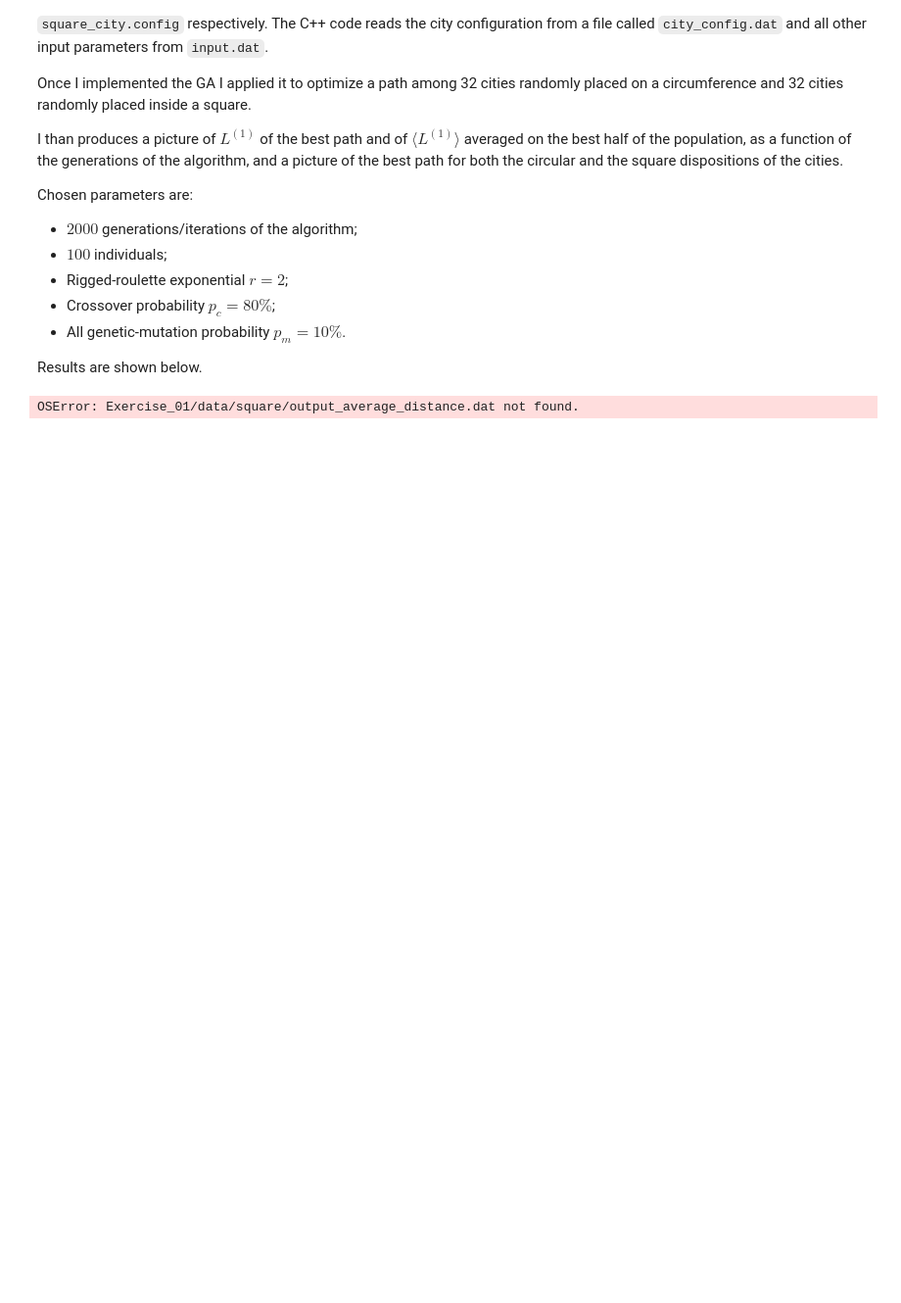
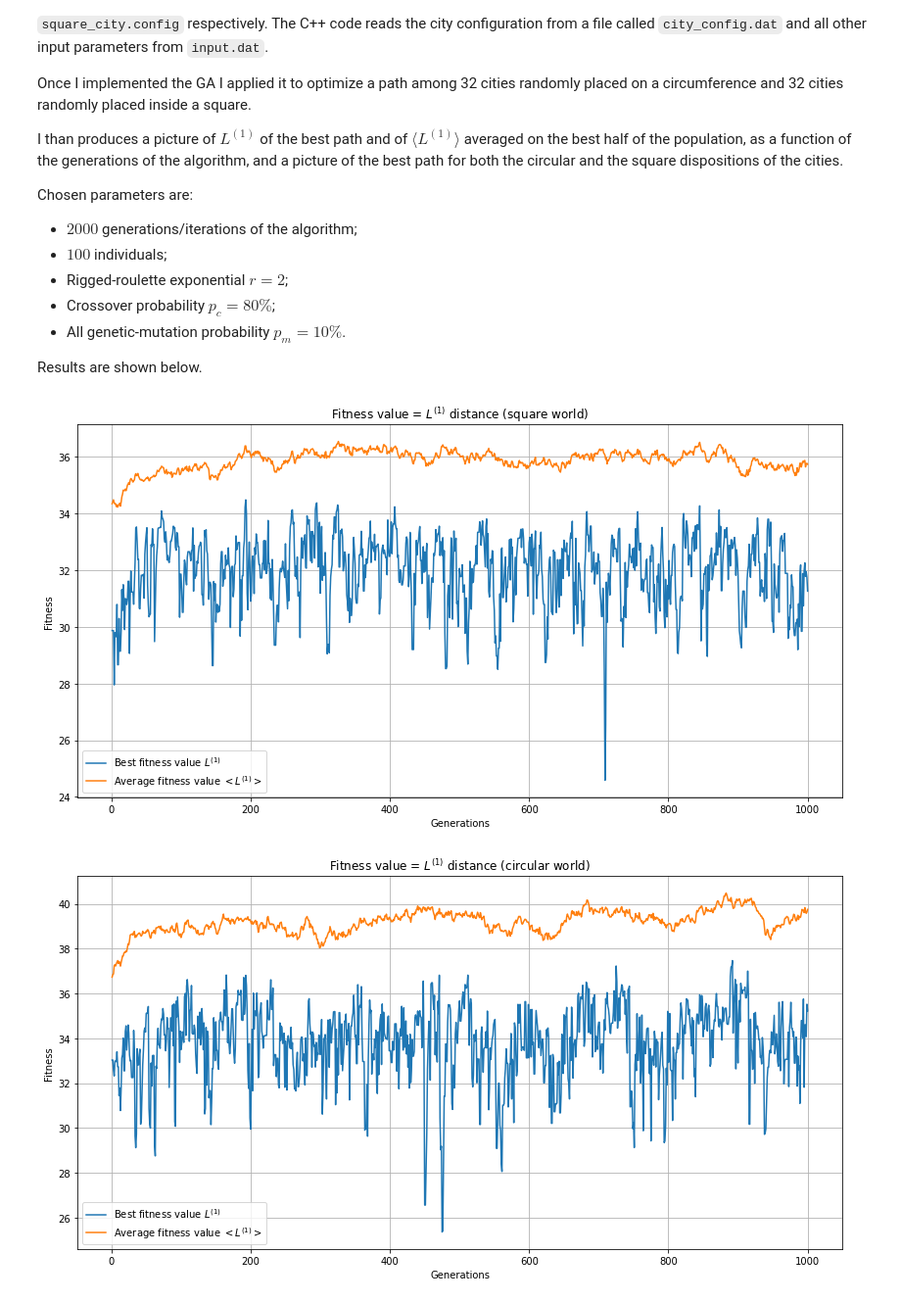
Before and after one commit to mattbona/numerical-simulation-laboratory, a Jupyter notebook: NSL-09/notebook/LSN_Exercises_09.ipynb, the cells around one changed output. Shown at 98% size. Saved outputs shown, nothing was run; the diff lists cells and outputs as text; code cells hidden in the pictures; blank space fills up the shorter version.

```diff
--- a/NSL-09/notebook/LSN_Exercises_09.ipynb
+++ b/NSL-09/notebook/LSN_Exercises_09.ipynb
@@ -36,55 +36,59 @@ Chosen parameters are:
 Results are shown below.
 # %%
 # Load data square world
-x_sq_avg, y_sq_avg = np.loadtxt("Exercise_01/data/square/output_average_distance.dat", unpack = True)
-x_sq_best, y_sq_best = np.loadtxt("Exercise_01/data/square/output_best_distance.dat", unpack = True)
-x_sq_path, y_sq_path = np.loadtxt("Exercise_01/data/square/best_path.dat", unpack = True)
+x_sq_avg, y_sq_avg = np.loadtxt("../results/square/average_distance_over_best_half_paths.dat", unpack = True)
+x_sq_best, y_sq_best = np.loadtxt("../results/square/distance_of_best_path.dat", unpack = True)
+x_sq_path, y_sq_path = np.loadtxt("../results/square/best_path.dat", unpack = True)
 # Load data circle world
-x_circ_avg, y_circ_avg = np.loadtxt("Exercise_01/data/circle/output_average_distance.dat", unpack = True)
-x_circ_best, y_circ_best = np.loadtxt("Exercise_01/data/circle/output_best_distance.dat", unpack = True)
-x_circ_path, y_circ_path = np.loadtxt("Exercise_01/data/circle/best_path.dat", unpack = True)
+x_circ_avg, y_circ_avg = np.loadtxt("../results/circle/average_distance_over_best_half_paths.dat", unpack = True)
+x_circ_best, y_circ_best = np.loadtxt("../results/circle/distance_of_best_path.dat", unpack = True)
+x_circ_path, y_circ_path = np.loadtxt("../results/circle/best_path.dat", unpack = True)
 
-# Plot L1 distance best and average vs generation
+# Plot L1 distance best and average vs generation (square world)
 plt.figure(1, figsize = (14, 7))
-plt.title("Fitness value ($L^{(1)}$ distance) square world")
+plt.title("Fitness value = $L^{(1)}$ distance (square world)")
 plt.plot(x_sq_best, y_sq_best, label="Best fitness value $L^{(1)}$")
 plt.plot(x_sq_avg, y_sq_avg, label="Average fitness value $< L^{(1)}>$")
 plt.xlabel('Generations')
 plt.ylabel('Fitness')
 plt.grid(True)
 plt.legend()
 
-# Plot L2 distance best and average vs generation
+# Plot L1 distance best and average vs generation (circle world)
 plt.figure(2, figsize = (14, 7))
-plt.title("Fitness value ($L^{(1)}$ distance) circular world")
+plt.title("Fitness value = $L^{(1)}$ distance (circular world)")
 plt.plot(x_circ_best, y_circ_best, label="Best fitness value $L^{(1)}$")
 plt.plot(x_circ_avg, y_circ_avg, label="Average fitness value $< L^{(1)}>$")
 plt.xlabel('Generations')
 plt.ylabel('Fitness')
 plt.grid(True)
 plt.legend()
 
 # Plot best path
 plt.figure(3, figsize = (14, 7))
 # Square world
 plt.subplot(1, 2, 1)
 plt.title("Best path (square world)")
 plt.plot(x_sq_path, y_sq_path,  marker=".")
-plt.axis('equal')
-plt.xlim((-1, 1))
-plt.ylim((-1, 1))
+plt.xlabel('x')
+plt.ylabel('y')
+plt.xlim((-1.2, 1.2))
+plt.ylim((-1.2, 1.2))
 plt.xticks([])
 plt.yticks([])
 # Circle world
 plt.subplot(1, 2, 2)
 plt.title("Best path (circular world)")
 plt.plot(x_circ_path, y_circ_path,  marker=".")
-plt.axis('equal')
-plt.xlim((-1, 1))
-plt.ylim((-1, 1))
+plt.xlabel('x')
+plt.ylabel('y')
+#plt.axis('equal')
+plt.xlim((-1.2, 1.2))
+plt.ylim((-1.2, 1.2))
 plt.xticks([])
 plt.yticks([])
 
 plt.show()
 # %% [output]
-OSError: Exercise_01/data/square/output_average_distance.dat not found.
+[figure, added]
+[figure, added]
```
Also changed, not shown: parts of 1 cell of this notebook, 18 other files.
